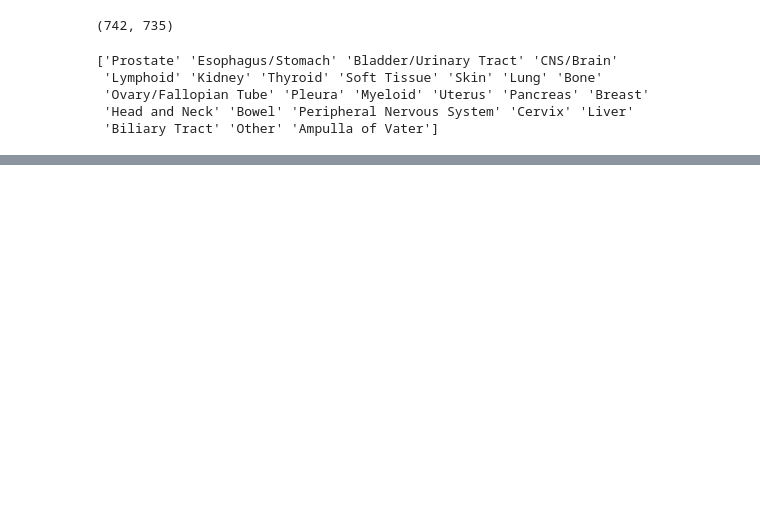
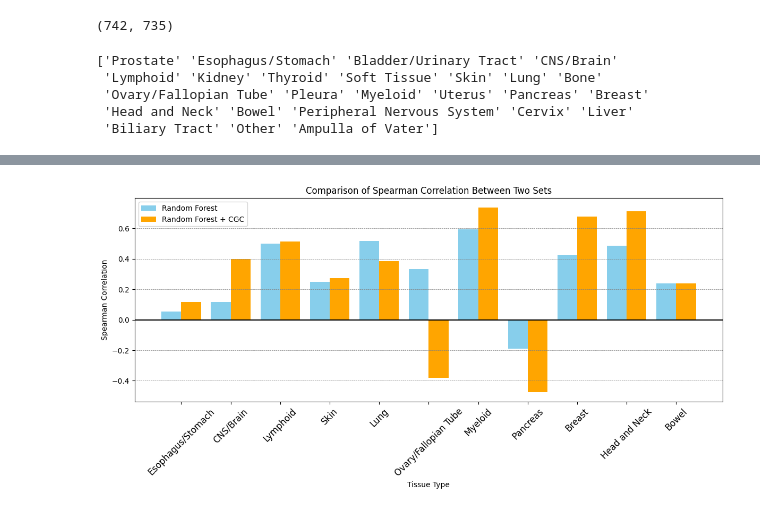
Before and after one commit to oskarboesch/ml-project-2-lol-ml, a Jupyter notebook: src/notebooks/Try.ipynb, the cells around one changed output, grey strips where cells are left out. Saved outputs shown, nothing was run; the diff lists cells and outputs as text; code cells hidden in the pictures; blank space fills up the shorter version.

```diff
--- a/src/notebooks/Try.ipynb
+++ b/src/notebooks/Try.ipynb
@@ -146,0 +129,54 @@ Skipping tissue 'Cervix' due to insufficient data (n=1).
+# %%
+import matplotlib.pyplot as plt
+import pandas as pd
+
+# Data extracted from the two images for comparison
+tissues = [
+    "Esophagus/Stomach", "CNS/Brain", "Lymphoid", "Skin", "Lung",
+    "Ovary/Fallopian Tube", "Myeloid", "Pancreas", "Breast",
+    "Head and Neck", "Bowel"
+]
+
+# Spearman's Correlation from second image
+spearman = [
+    0.054545, 0.116667, 0.500000, 0.248485, 0.518379,
+    0.333333, 0.595238, -0.190476, 0.428571, 0.485714, 0.238095
+]
+
+# Spearman's Correlation from first image
+spearman_CGC = [
+    0.118182, 0.400000, 0.514035, 0.272727, 0.386391,
+    -0.380952, 0.738095, -0.476190, 0.678571, 0.714286, 0.238095
+]
+
+# Create DataFrame for visualization
+df = pd.DataFrame({
+    "Tissue": tissues,
+    "Spearman_Correlation_1": spearman,
+    "Spearman_Correlation_2": spearman_CGC
+})
+# Plot comparison graph with a black horizontal line at 0.0 and a grid in the background
+fig, ax = plt.subplots(figsize=(12, 6))
+bar_width = 0.4
+index = range(len(tissues))
+
+# Plot bars for two Spearman Correlation sets
+bar1 = plt.bar(index, df['Spearman_Correlation_1'], bar_width, color='skyblue', label='Random Forest')
+bar2 = plt.bar([i + bar_width for i in index], df['Spearman_Correlation_2'], bar_width, color='orange', label='Random Forest + CGC')
+
+# Add a horizontal line at 0.0
+plt.axhline(0.0, color='black', linestyle='-', linewidth=1.5)
+
+# Add a grid in the background
+plt.grid(axis='y', color='gray', linestyle='--', linewidth=0.5)
+
+# Labeling
+plt.xlabel('Tissue Type')
+plt.ylabel('Spearman Correlation')
+plt.title('Comparison of Spearman Correlation Between Two Sets')
+plt.xticks([i + bar_width / 2 for i in index], df['Tissue'], rotation=45,  fontsize=12)
+plt.legend()
+plt.tight_layout()
+plt.show()
+# %% [output]
+[figure, added]
```
Also changed, not shown: parts of 2 cells of this notebook.
